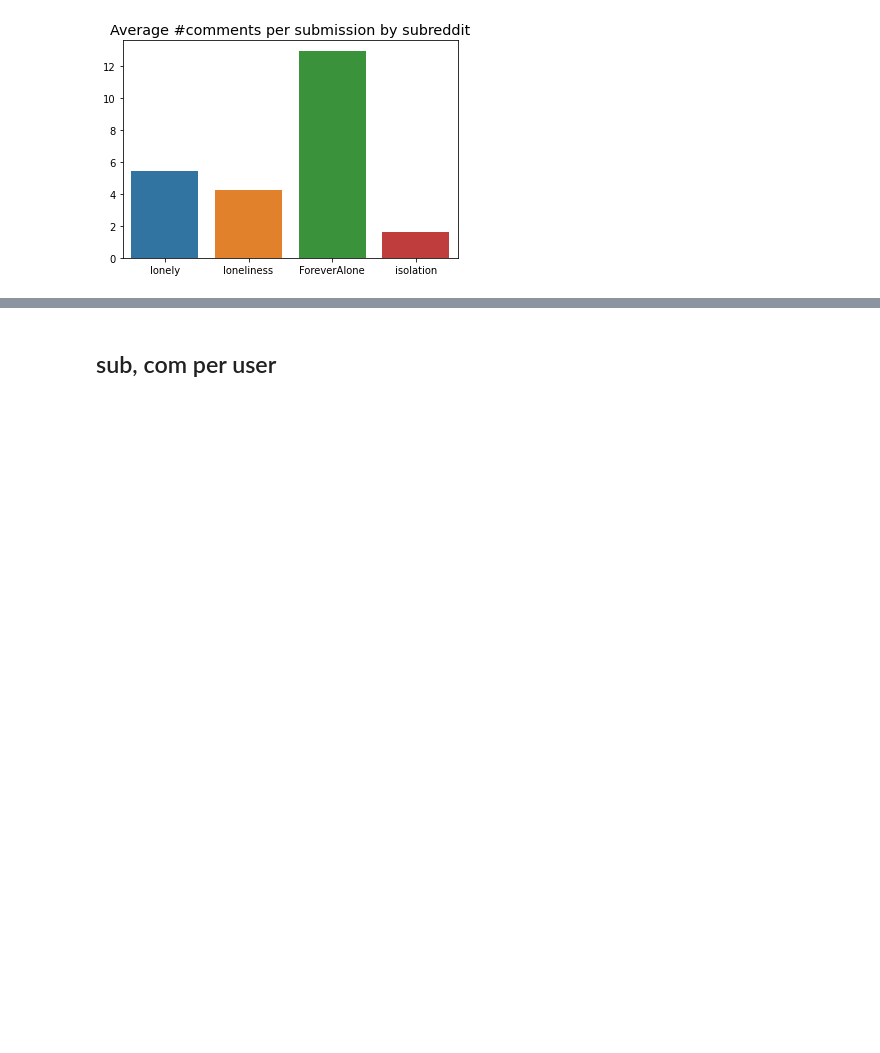
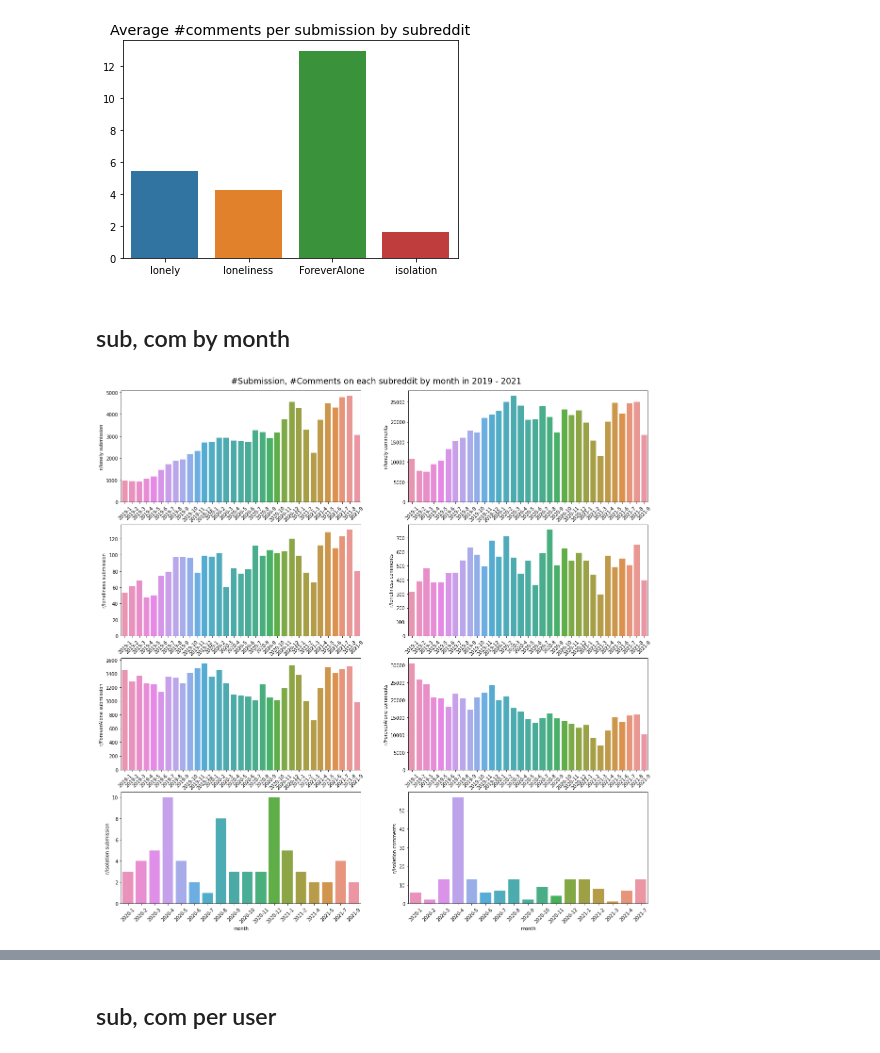
Before and after one commit to wany124/reddit-loneliness, a Jupyter notebook: EDA.ipynb, the cells around one changed output, grey strips where cells are left out. Cells and saved outputs as stored; diff of their text form; code cells hidden in the pictures; blank space fills up the shorter version.

Commit message:
by month data

```diff
--- a/EDA.ipynb
+++ b/EDA.ipynb
@@ -33,6 +33,9 @@ def getTimeStamp(row):
 def getYear(row):
      return row.year
 
+def getMonth(row):
+     return row.month
+
 def getDelta(df, author_col, time_col='created_utc'):
     df['date']=df[time_col].apply(getTimeStamp)
     gb = df.groupby(author_col)
@@ -69,3 +72,33 @@ p.set_title("Average #comments per submission by subreddit", fontsize="x-large")
 # %% [output]
 Text(0.5, 1.0, 'Average #comments per submission by subreddit')
 [figure]
+# %% [markdown]
+## sub, com by month
+# %%
+import matplotlib.ticker as ticker
+
+fig, axes = plt.subplots(nrows=4, ncols=2, figsize=(20,20))
+fig.suptitle('#Submission, #Comments on each subreddit by month in 2019 - 2021',fontsize="xx-large", y=0.9)
+
+
+for i, df in enumerate(sub_lst):
+    df=df[df['date'].apply(getYear) > 2018]
+    mon = df['date'].apply(getMonth)
+    year = df['date'].apply(getYear)
+    moy = [str(m)+'-'+str(n) for m,n in zip(year,mon)]
+    p = sns.countplot(moy, ax=axes[i,0])
+    p.set(ylabel='r/' + name_lst[i] + " submission", xlabel="month")
+    p.invert_xaxis()
+    axes[i,0].tick_params(axis='x', labelrotation=45)
+
+for j, df in enumerate(com_lst):
+    df=df[df['date'].apply(getYear) > 2018]
+    mon = df['date'].apply(getMonth)
+    year = df['date'].apply(getYear)
+    moy = [str(m)+'-'+str(n) for m,n in zip(year,mon)]
+    p = sns.countplot(moy, ax=axes[j, 1])
+    p.set(ylabel='r/' + name_lst[j] + " comments", xlabel="month")
+    p.invert_xaxis()
+    axes[j,1].tick_params(axis='x', labelrotation=45)
+# %% [output]
+[figure, added]
```
Also changed, not shown: parts of 5 cells of this notebook, 1 other file.
